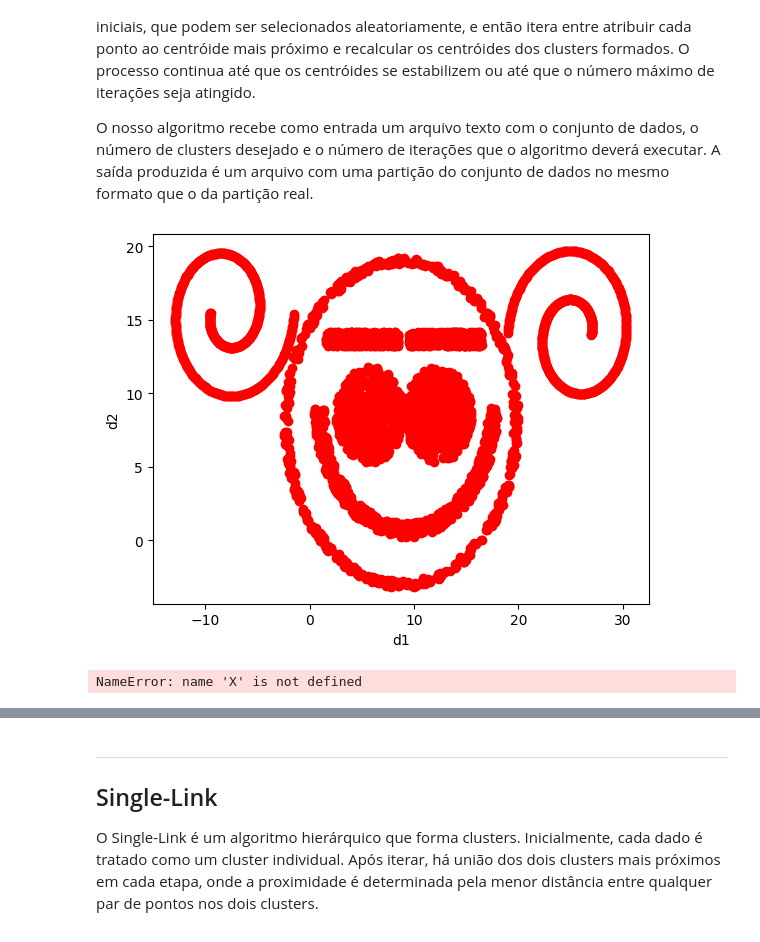
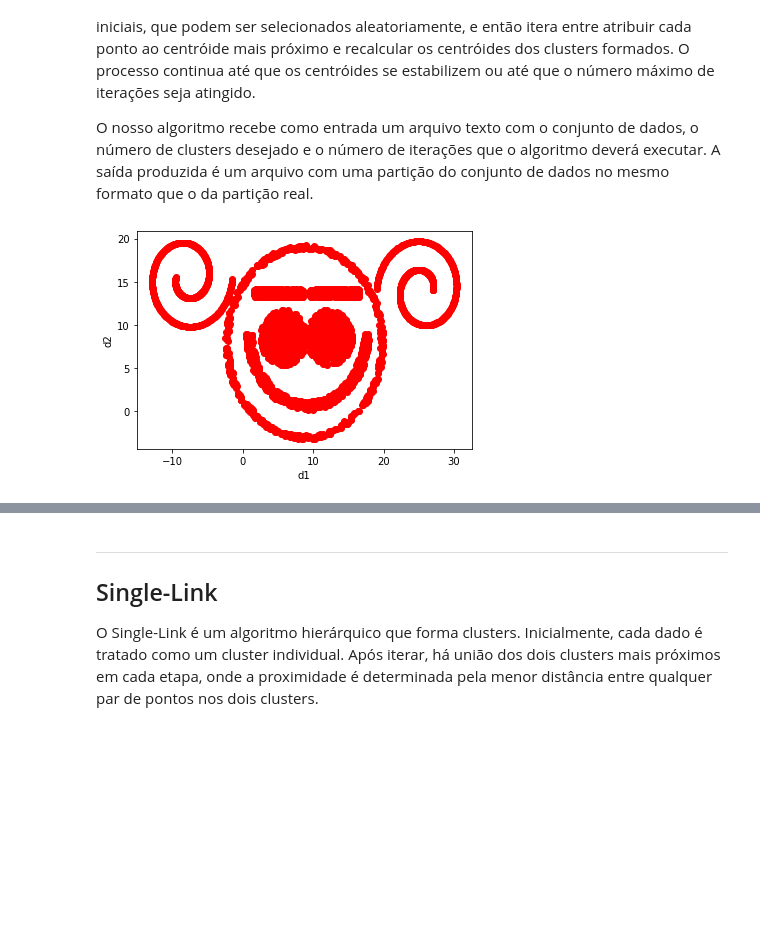
Before and after one commit to biarog/Trabalho-de-IA, a Jupyter notebook: AlgoritmosAgrupamento.ipynb, the cells around one changed output, grey strips where cells are left out. Cells and saved outputs as stored; diff of their text form; code cells hidden in the pictures; blank space fills up the shorter version.

```diff
--- a/AlgoritmosAgrupamento.ipynb
+++ b/AlgoritmosAgrupamento.ipynb
@@ -99,9 +99,10 @@ k = 10
 nome_arquivo = 'monkey'
 # %%
 dados = load_dataset(nome_arquivo)
+X = dados[['d1', 'd2']]
 plot_entry_data(data=dados)
 # %% [output]
-[figure, old version]
+[figure, new version]
 # %%
 ## Iniciar centróides
 def initiate_centroids(k,dset):
@@ -110,8 +111,6 @@ def initiate_centroids(k,dset):
 
 np.random.seed(86)
 centroids = initiate_centroids(k,X)
-# %% [output]
-NameError: name 'X' is not defined
 # %%
 ## Função de distância
 def rsserr(a,b):
```
Also changed, not shown: parts of 4 cells of this notebook.
